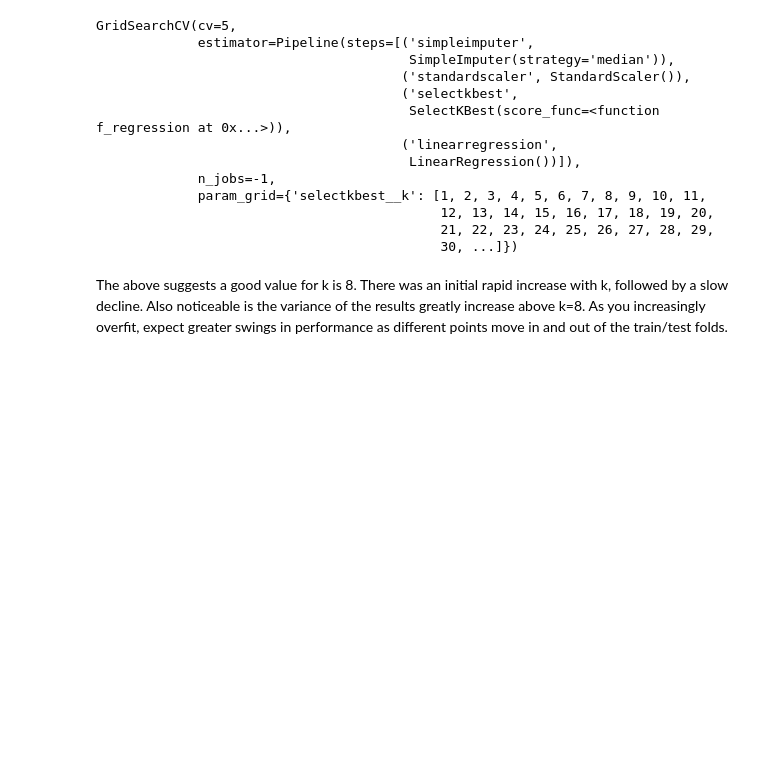
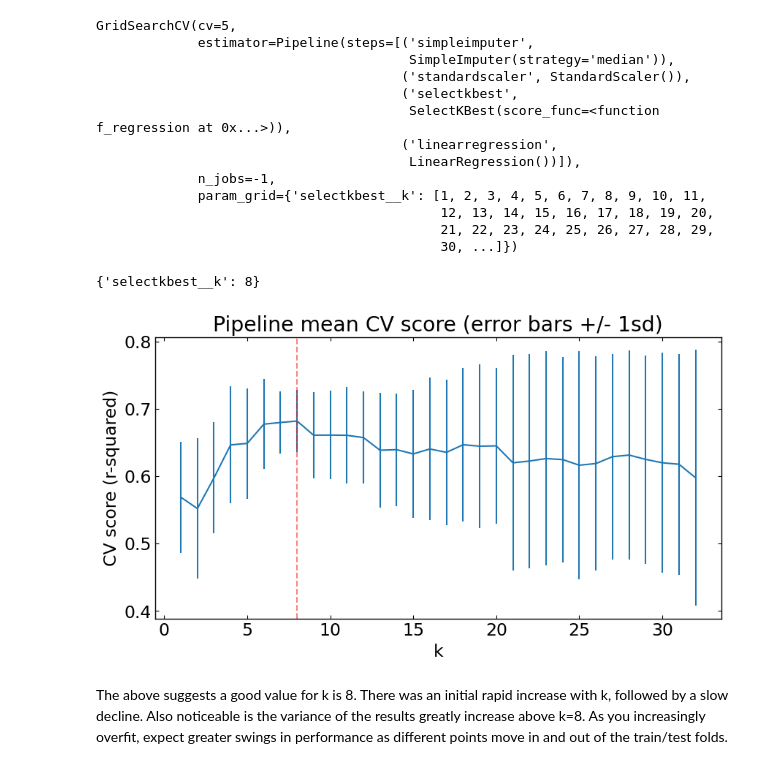
Before and after one commit to astrodoo/Springboard, a Jupyter notebook: Capstone_Guided/Notebooks/04_preprocessing_and_training.ipynb, the cells around one changed output. Drawn from its saved outputs; the diff is of its cells as text; code cells hidden in the pictures; blank space fills up the shorter version.

```diff
--- a/Capstone_Guided/Notebooks/04_preprocessing_and_training.ipynb
+++ b/Capstone_Guided/Notebooks/04_preprocessing_and_training.ipynb
@@ -208,5 +251,5 @@ train_mean
 #Hint, call its `.fit()` method with `X_train` and `y_train` as arguments
 #Then print the object's `constant_` attribute and verify it's the same as the mean above
 dumb_reg = DummyRegressor(strategy='mean')
-dumb_reg.___(___, ___)
-dumb_reg.___
+dumb_reg.fit(X_train, y_train)
+dumb_reg.constant_     # mean or median or quantile of the training targets or constant value given by the user
@@ -602,4 +669,4 @@ Here, a single call to the pipeline's `fit()` method combines the steps of learn
 # %%
 #Code task 15#
 #Call the pipe's `fit()` method with `X_train` and `y_train` as arguments
-pipe.___(___, ___)
+pipe.fit(X_train, y_train)
@@ -658,7 +729,7 @@ Redefine your pipeline to include this feature selection step:
 pipe = make_pipeline(
     SimpleImputer(strategy='median'),
     StandardScaler(),
-    ___(___),
+    SelectKBest(score_func=f_regression),
     LinearRegression()
 )
 # %% [markdown]
@@ -798,17 +875,21 @@ cv_k = [k for k in lr_grid_cv.cv_results_['param_selectkbest__k']]
 # %%
 #Code task 19#
 #Print the `best_params_` attribute of `lr_grid_cv`
-lr_grid_cv.___
+lr_grid_cv.best_params_
+# %% [output]
+{'selectkbest__k': 8}
 # %%
 #Code task 20#
 #Assign the value of k from the above dict of `best_params_` and assign it to `best_k`
-___ = lr_grid_cv.___['selectkbest__k']
+best_k = lr_grid_cv.best_params_['selectkbest__k']
 plt.subplots(figsize=(10, 5))
 plt.errorbar(cv_k, score_mean, yerr=score_std)
 plt.axvline(x=best_k, c='r', ls='--', alpha=.5)
 plt.xlabel('k')
 plt.ylabel('CV score (r-squared)')
 plt.title('Pipeline mean CV score (error bars +/- 1sd)');
+# %% [output]
+[figure, added]
 # %% [markdown]
 The above suggests a good value for k is 8. There was an initial rapid increase with k, followed by a slow decline. Also noticeable is the variance of the results greatly increase above k=8. As you increasingly overfit, expect greater swings in performance as different points move in and out of the train/test folds.
 # %% [markdown]
```
Also changed, not shown: parts of 67 cells of this notebook, 2 other files.
